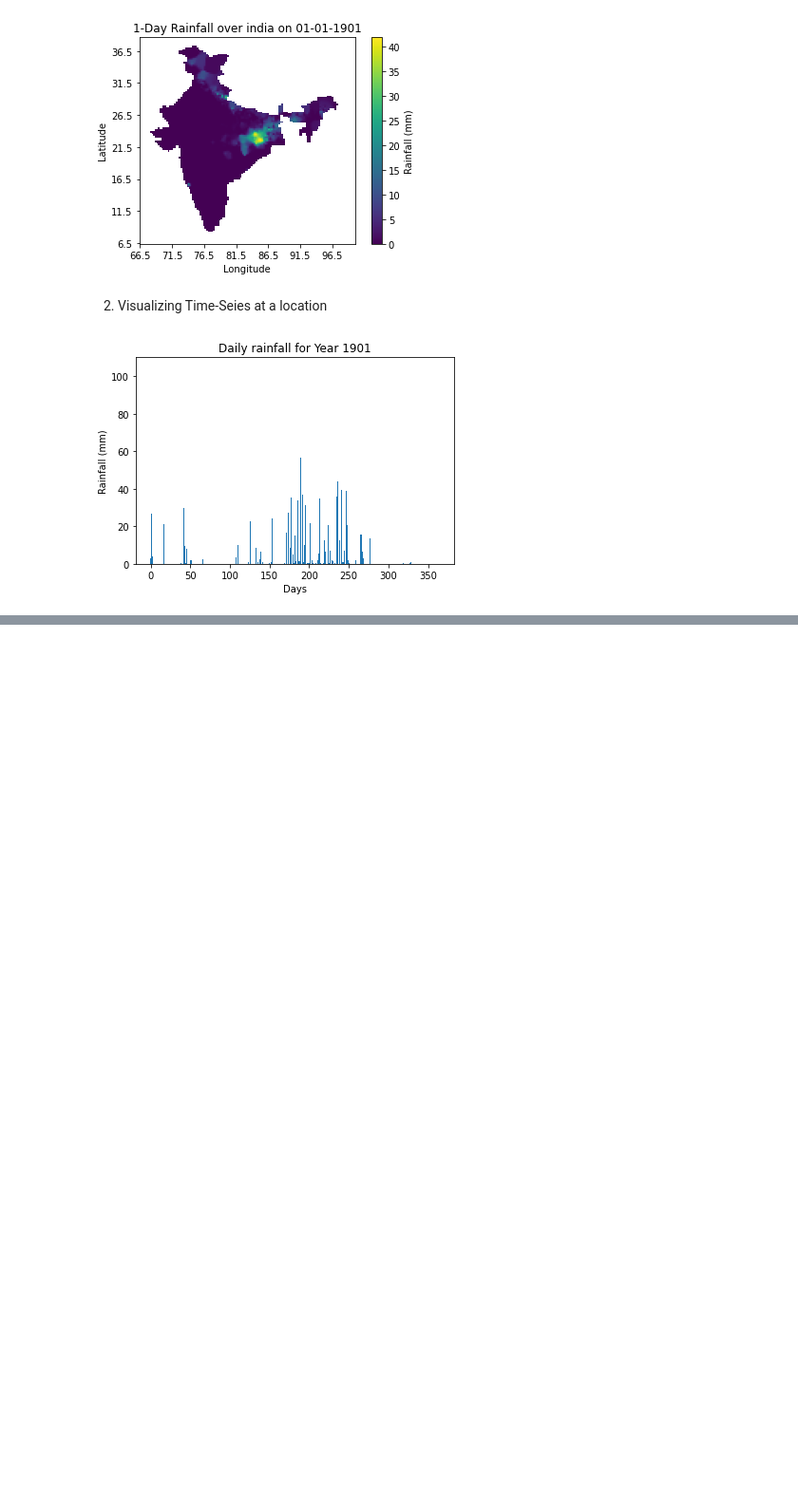
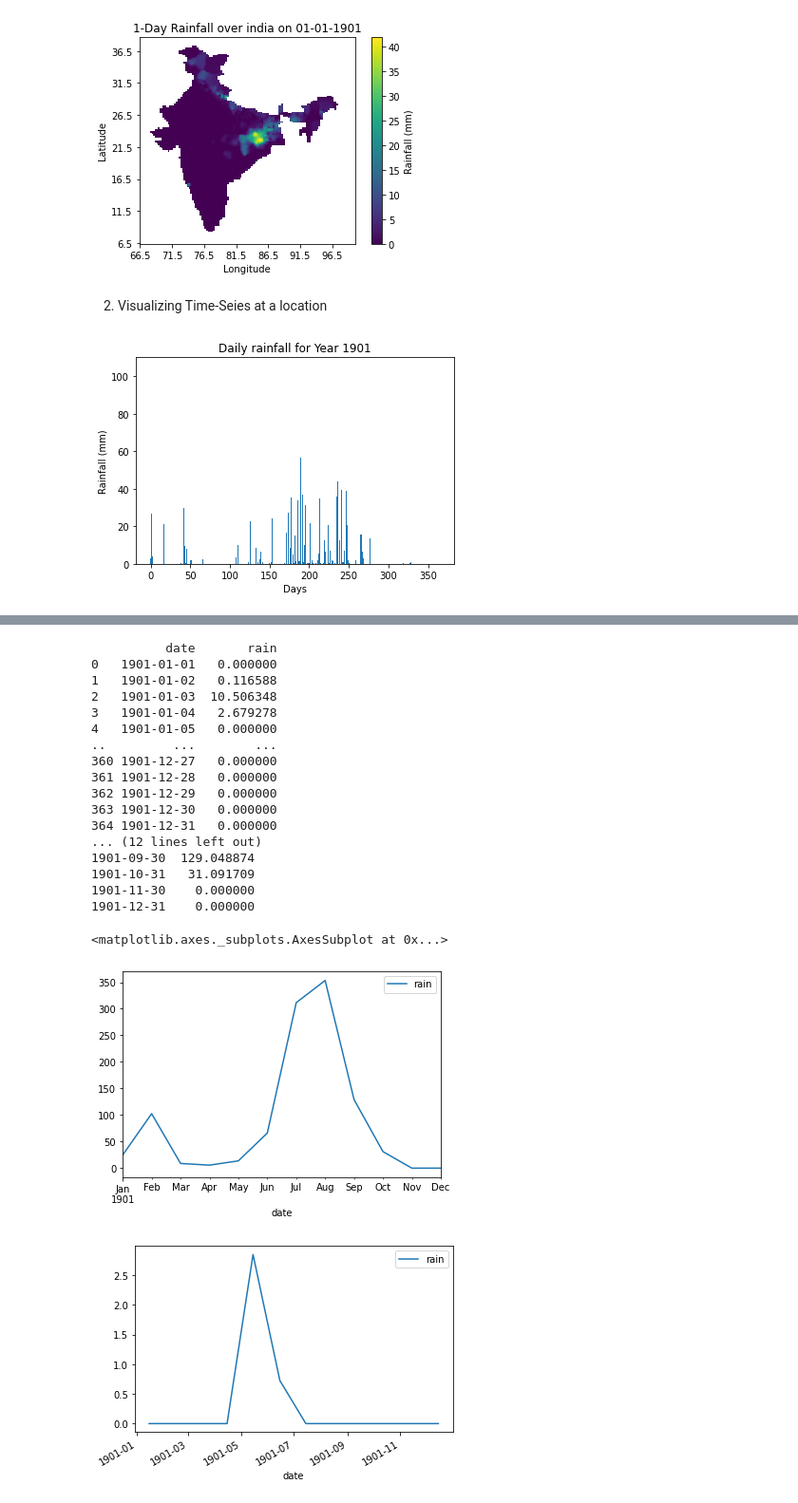
Before and after one commit to tomersk/python-applications, a Jupyter notebook: 01_01.ipynb, the cells around one changed output, grey strips where cells are left out. Shown at 95% size. Drawn from its saved outputs; the diff is of its cells as text; code cells hidden in the pictures; blank space fills up the shorter version.

```diff
--- a/01_01.ipynb
+++ b/01_01.ipynb
@@ -78,0 +122,28 @@ plt.show()
+# %%
+print(rain_df)
+rain_df = rain_df.set_index('date')
+rain_df_monthly = rain_df.resample('M').sum()
+print(rain_df_monthly)
+rain_df_monthly.plot()
+rain_df[rain_df.index.day==15].plot()
+# %% [output]
+          date       rain
+0   1901-01-01   0.000000
+1   1901-01-02   0.116588
+2   1901-01-03  10.506348
+3   1901-01-04   2.679278
+4   1901-01-05   0.000000
+..         ...        ...
+360 1901-12-27   0.000000
+361 1901-12-28   0.000000
+362 1901-12-29   0.000000
+363 1901-12-30   0.000000
+364 1901-12-31   0.000000
+... (12 lines left out)
+1901-09-30  129.048874
+1901-10-31   31.091709
+1901-11-30    0.000000
+1901-12-31    0.000000
+<matplotlib.axes._subplots.AxesSubplot at 0x...>
+[figure, added]
+[figure, added]
```
Also changed, not shown: parts of 8 cells of this notebook.
